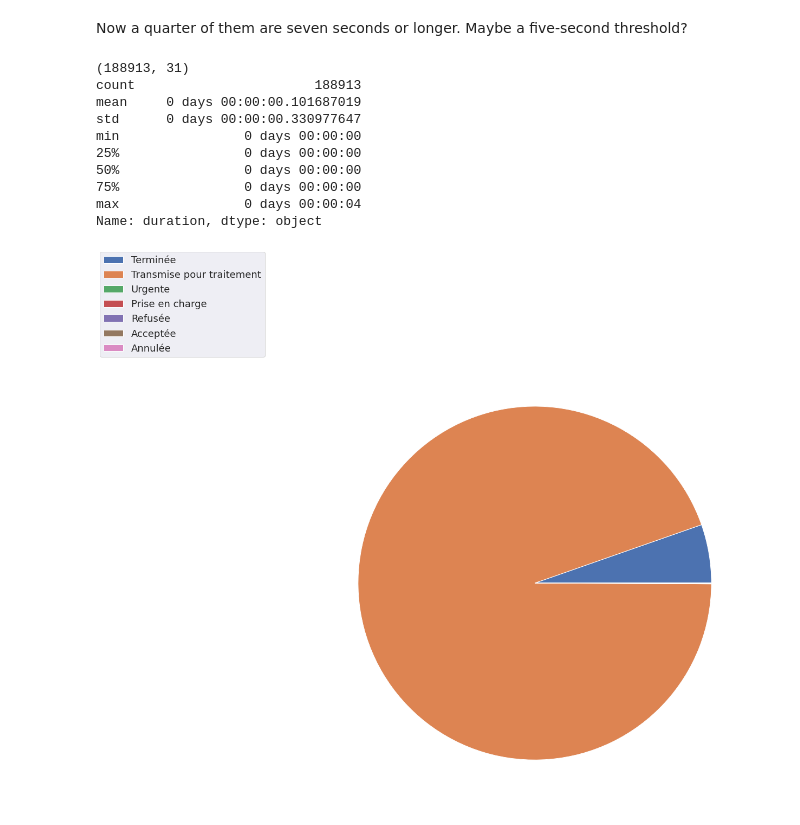
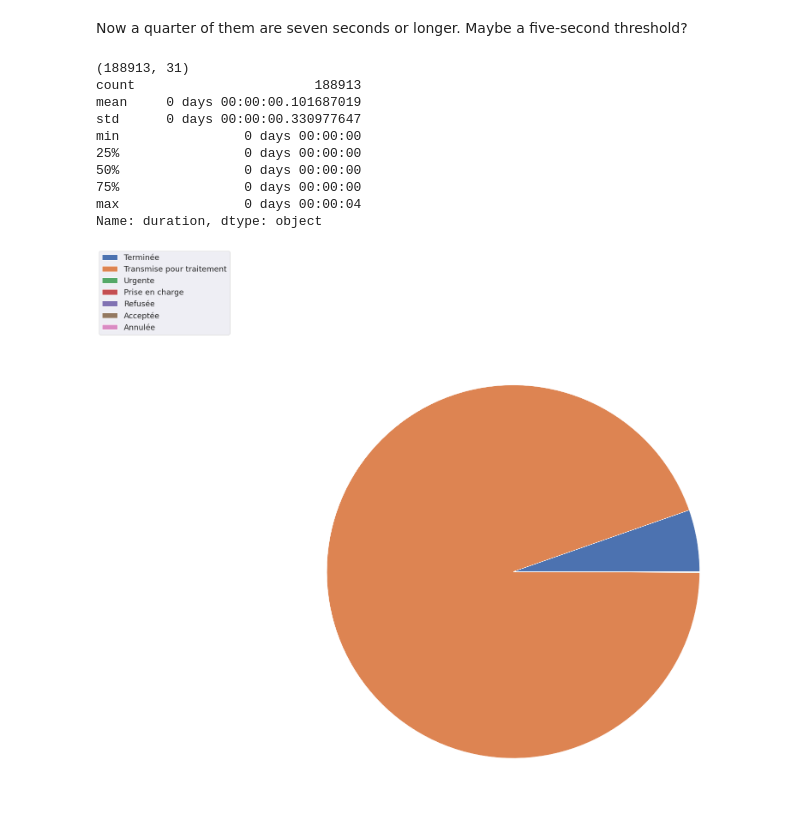
Before and after one commit to satuelisa/Requetes311, a Jupyter notebook: Statistics.ipynb, the cells around one changed output. Cells and saved outputs as stored; diff of their text form; code cells hidden in the pictures.

```diff
--- a/Statistics.ipynb
+++ b/Statistics.ipynb
@@ -379,7 +379,7 @@ plt.legend(patches, c.keys(), loc = 'lower right',
 # %%
 data.start =  pd.to_datetime(data['DDS_DATE_CREATION'], infer_datetime_format = True)
 data.finish =  pd.to_datetime(data['DATE_DERNIER_STATUT'], infer_datetime_format = True)
-data['duration'] = finish - start
+data['duration'] = data.finish - data.start
 status = data.loc[data.DERNIER_STATUT.notnull()] # just the ones that have a final state
 print(status.duration.describe())
 # %% [output]
@@ -448,23 +448,23 @@ Now a quarter of them are seven seconds or longer. Maybe a five-second threshold
 # %%
 immediate = status.loc[ status.duration < timedelta(seconds = 5) ]
 print(immediate.shape)
 c = Counter(immediate['DERNIER_STATUT'])
-plt.rcParams['figure.figsize'] = [ 20, 15 ] # bigger plots
+plt.rcParams['figure.figsize'] = [ 20, 20 ] # bigger plots
 font = { 'size'   : 20 } # bigger font
 plt.rc('font', **font)
 patches, texts = plt.pie(c.values())
 plt.legend(patches, c.keys(), loc = 'lower right',
            bbox_to_anchor = (-0.1, 1.), fontsize = 18)
 print(immediate.duration.describe())
 # %% [output]
 (188913, 31)
 count                       188913
 mean     0 days 00:00:00.101687019
 std      0 days 00:00:00.330977647
 min                0 days 00:00:00
 25%                0 days 00:00:00
 50%                0 days 00:00:00
 75%                0 days 00:00:00
 max                0 days 00:00:04
 Name: duration, dtype: object
-[figure, old version]
+[figure, new version]
```
Also changed, not shown: parts of 10 cells of this notebook.
